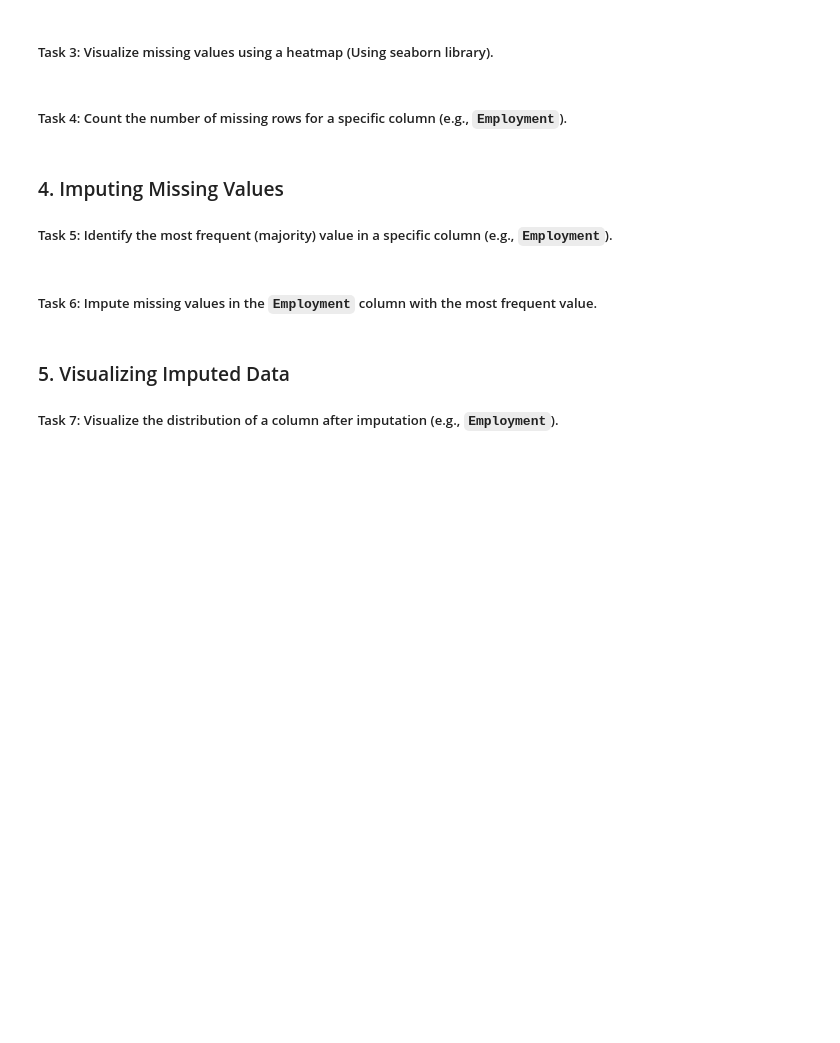
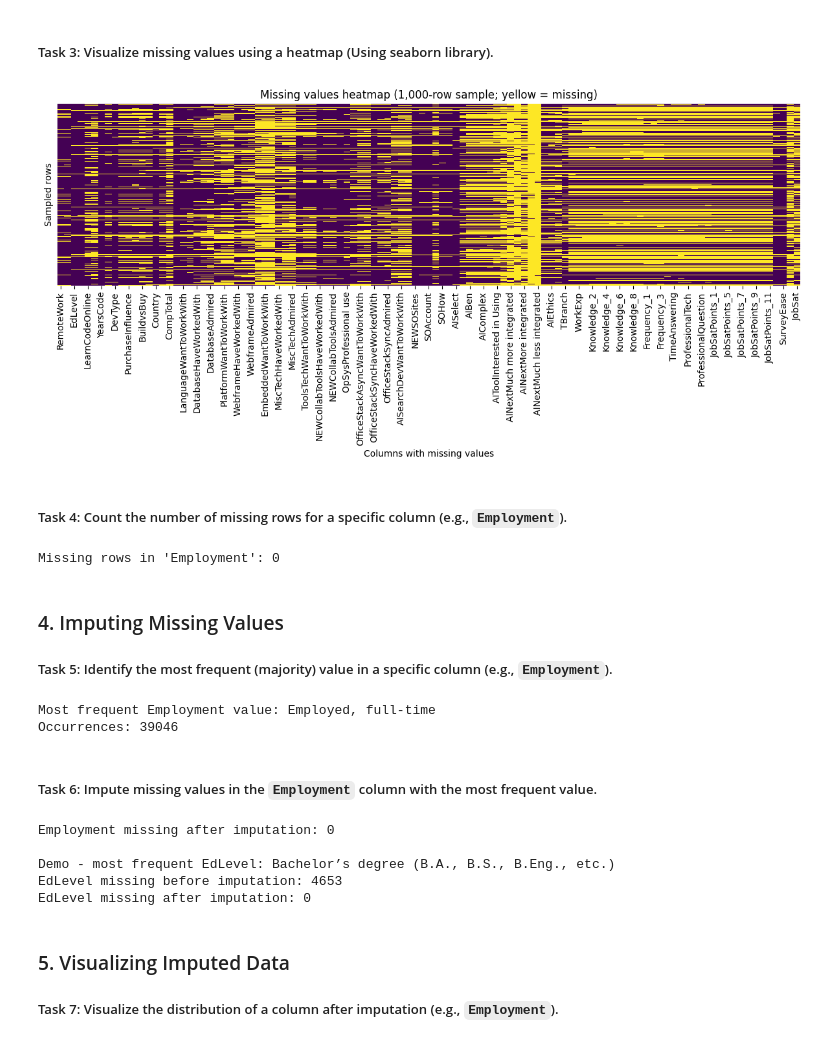
Before and after one commit to jtgreta/ibm-data-analyst, a Jupyter notebook: 09-ibm-data-analyst-capstone-project/09_02_finding_missing_values.ipynb, the cells around one changed output. Saved outputs shown, nothing was run; the diff lists cells and outputs as text; code cells hidden in the pictures; blank space fills up the shorter version.

```diff
--- a/09-ibm-data-analyst-capstone-project/09_02_finding_missing_values.ipynb
+++ b/09-ibm-data-analyst-capstone-project/09_02_finding_missing_values.ipynb
@@ -69,2 +154,19 @@ print(df.head())
+# %%
+## Write your code here
+# Task 3: visualize missing values using a heatmap (seaborn)
+# The full 65k x 114 matrix is too large to render, so we plot a random
+# sample of 1,000 rows for the columns that contain missing values.
+cols_with_missing = df.columns[df.isna().any()].tolist()
+sample = df[cols_with_missing].isna().sample(n=1000, random_state=1)
+
+plt.figure(figsize=(12, 6))
+sns.heatmap(sample, cbar=False, yticklabels=False, cmap='viridis')
+plt.title('Missing values heatmap (1,000-row sample; yellow = missing)')
+plt.xlabel('Columns with missing values')
+plt.ylabel('Sampled rows')
+plt.tight_layout()
+plt.show()
+# %% [output]
+[figure, added]
 # %% [markdown]
 ##### Task 4: Count the number of missing rows for a specific column (e.g., `Employment`).
@@ -73,3 +173,14 @@ print(df.head())
+# %%
+## Write your code here
+# Task 4: count the number of missing rows for a specific column (Employment)
+employment_missing = df['Employment'].isna().sum()
+print("Missing rows in 'Employment':", employment_missing)
+
+# NOTE: in this dataset the Employment column is fully populated (0 missing),
+# so nothing has to be imputed there. EdLevel (4,653 missing) is a column
+# where imputation actually changes something - used as demo in the next tasks.
+# %% [output]
+Missing rows in 'Employment': 0
 # %% [markdown]
 ### 4. Imputing Missing Values
 ##### Task 5: Identify the most frequent (majority) value in a specific column (e.g., `Employment`).
@@ -78,2 +187,11 @@ print(df.head())
+# %%
+## Write your code here
+# Task 5: most frequent (majority) value in the Employment column
+most_frequent_employment = df['Employment'].mode()[0]
+print("Most frequent Employment value:", most_frequent_employment)
+print("Occurrences:", (df['Employment'] == most_frequent_employment).sum())
+# %% [output]
+Most frequent Employment value: Employed, full-time
+Occurrences: 39046
 # %% [markdown]
 ##### Task 6: Impute missing values in the `Employment` column with the most frequent value.
@@ -82,3 +198,22 @@ print(df.head())
+# %%
+## Write your code here
+# Task 6: impute missing values in Employment with the most frequent value
+# (Employment has 0 missing values, so this is a safe no-op for that column)
+df['Employment'] = df['Employment'].fillna(most_frequent_employment)
+print("Employment missing after imputation:", df['Employment'].isna().sum())
+
+# Demonstration on a column that genuinely has missing values: EdLevel
+most_frequent_edlevel = df['EdLevel'].mode()[0]
+print("\nDemo - most frequent EdLevel:", most_frequent_edlevel)
+print("EdLevel missing before imputation:", df['EdLevel'].isna().sum())
+df['EdLevel'] = df['EdLevel'].fillna(most_frequent_edlevel)
+print("EdLevel missing after imputation:", df['EdLevel'].isna().sum())
+# %% [output]
+Employment missing after imputation: 0
+
+Demo - most frequent EdLevel: Bachelor’s degree (B.A., B.S., B.Eng., etc.)
+EdLevel missing before imputation: 4653
+EdLevel missing after imputation: 0
 # %% [markdown]
 ### 5. Visualizing Imputed Data
 ##### Task 7: Visualize the distribution of a column after imputation (e.g., `Employment`).
```
Also changed, not shown: parts of 13 cells of this notebook.
